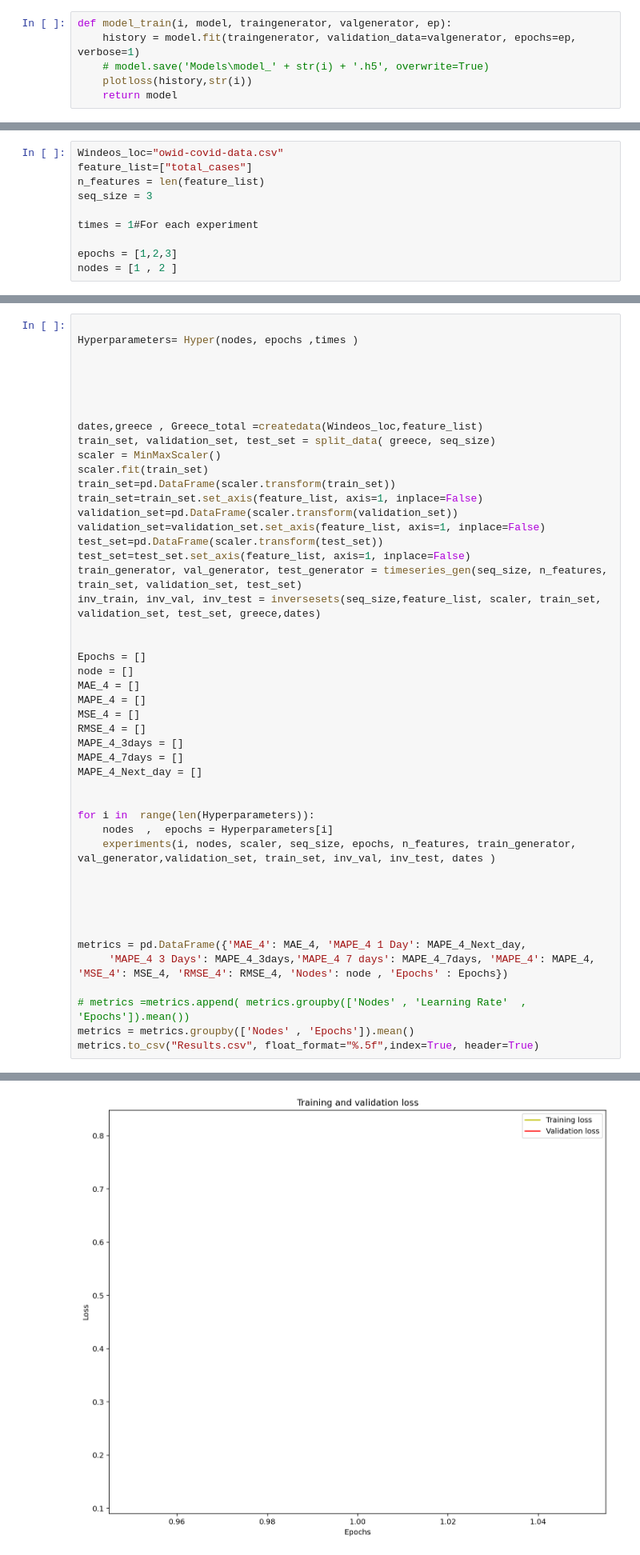
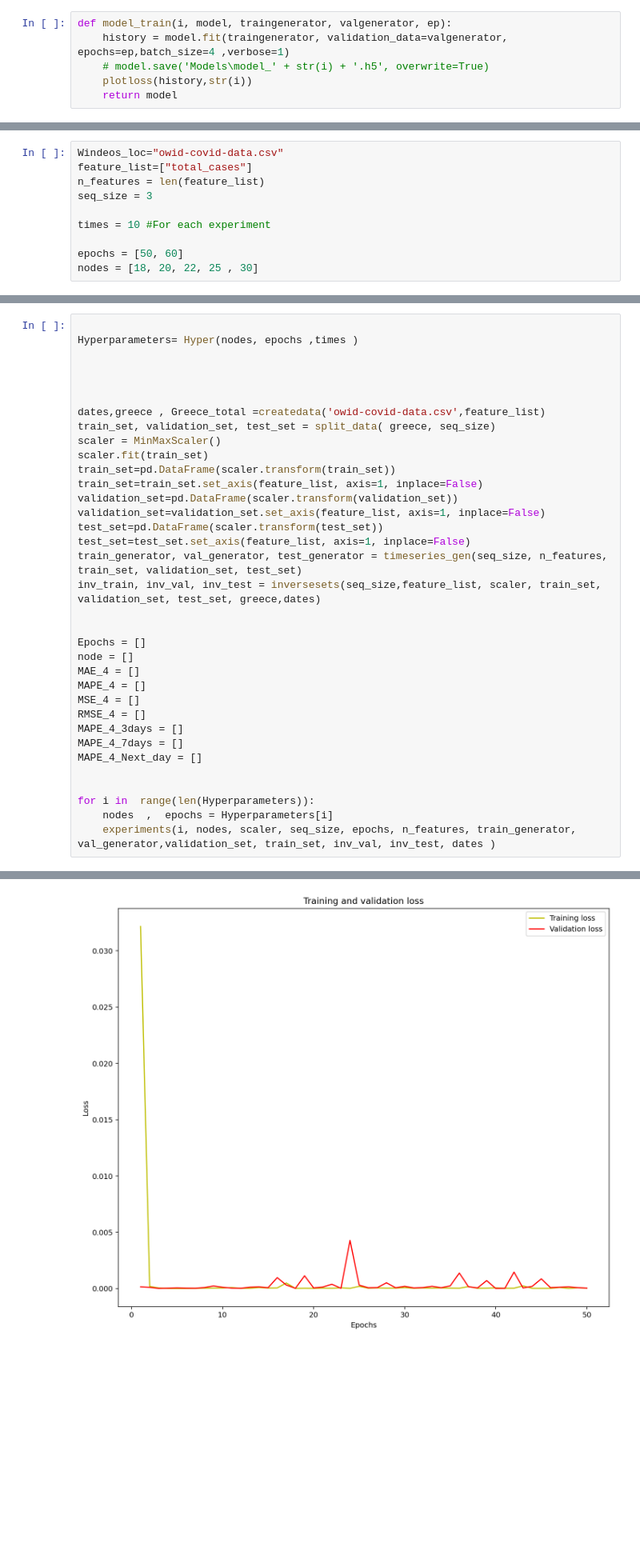
Before and after one commit to arisdour/Covid_Prediction_Using_DL, a Jupyter notebook: Stacked_Tests.ipynb, the cells around one changed output, grey strips where cells are left out. Shown: that part at 80% size. Saved outputs shown, nothing was run; the diff lists cells and outputs as text; blank space fills up the shorter version.

```diff
--- a/Stacked_Tests.ipynb
+++ b/Stacked_Tests.ipynb
@@ -131,7 +129,7 @@ def model_create(nodes, seq_size , features):
 TRAIN NO PLOTS
 # %%
 def model_train(i, model, traingenerator, valgenerator, ep):
-    history = model.fit(traingenerator, validation_data=valgenerator, epochs=ep, verbose=1)
+    history = model.fit(traingenerator, validation_data=valgenerator, epochs=ep,batch_size=4 ,verbose=1)
     # model.save('Models\model_' + str(i) + '.h5', overwrite=True)
     plotloss(history,str(i))
     return model
@@ -245,10 +243,10 @@ feature_list=["total_cases"]
 n_features = len(feature_list)
 seq_size = 3
 
-times = 1#For each experiment
+times = 10 #For each experiment
 
-epochs = [1,2,3]
-nodes = [1 , 2 ]
+epochs = [50, 60]
+nodes = [18, 20, 22, 25 , 30]
 # %% [markdown]
 MAIN LOOP
 # %%
@@ -258,8 +256,7 @@ Hyperparameters= Hyper(nodes, epochs ,times )
 
 
 
-
-dates,greece , Greece_total =createdata(Windeos_loc,feature_list)
+dates,greece , Greece_total =createdata('owid-covid-data.csv',feature_list)
 train_set, validation_set, test_set = split_data( greece, seq_size)
 scaler = MinMaxScaler()
 scaler.fit(train_set)
@@ -287,17 +284,6 @@ MAPE_4_Next_day = []
 for i in  range(len(Hyperparameters)):
     nodes  ,  epochs = Hyperparameters[i]
     experiments(i, nodes, scaler, seq_size, epochs, n_features, train_generator, val_generator,validation_set, train_set, inv_val, inv_test, dates )
-
-
-
-
-
-metrics = pd.DataFrame({'MAE_4': MAE_4, 'MAPE_4 1 Day': MAPE_4_Next_day,
-     'MAPE_4 3 Days': MAPE_4_3days,'MAPE_4 7 days': MAPE_4_7days, 'MAPE_4': MAPE_4, 'MSE_4': MSE_4, 'RMSE_4': RMSE_4, 'Nodes': node , 'Epochs' : Epochs})
-
-# metrics =metrics.append( metrics.groupby(['Nodes' , 'Learning Rate'  , 'Epochs']).mean())
-metrics = metrics.groupby(['Nodes' , 'Epochs']).mean()
-metrics.to_csv("Results.csv", float_format="%.5f",index=True, header=True)
 # %% [output]
 A value is trying to be set on a copy of a slice from a DataFrame.
 Try using .loc[row_indexer,col_indexer] = value instead
@@ -324 +310 @@ Epoch 1/1
-[figure, old version]
+[figure, new version]
```
Also changed, not shown: parts of 4 cells of this notebook.
